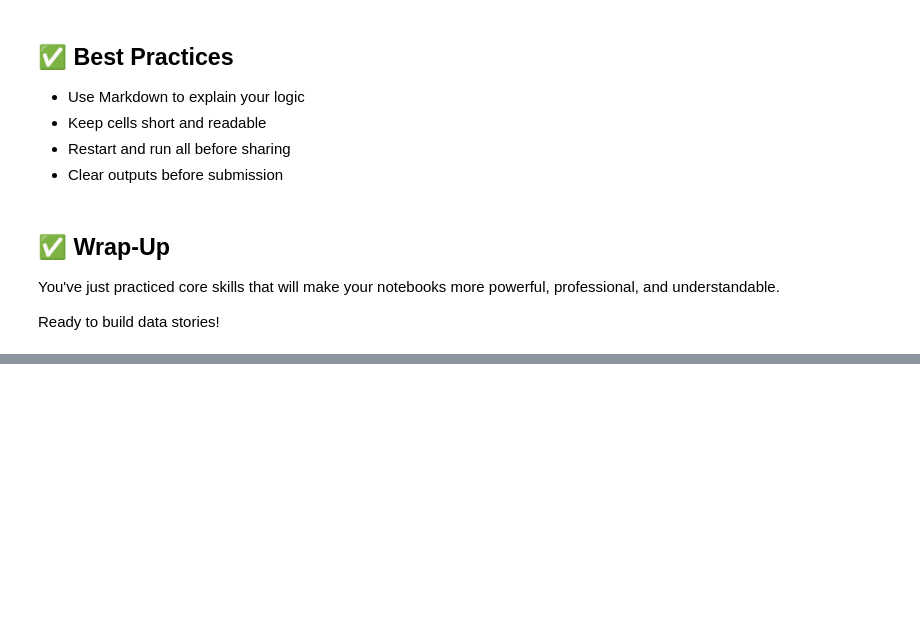
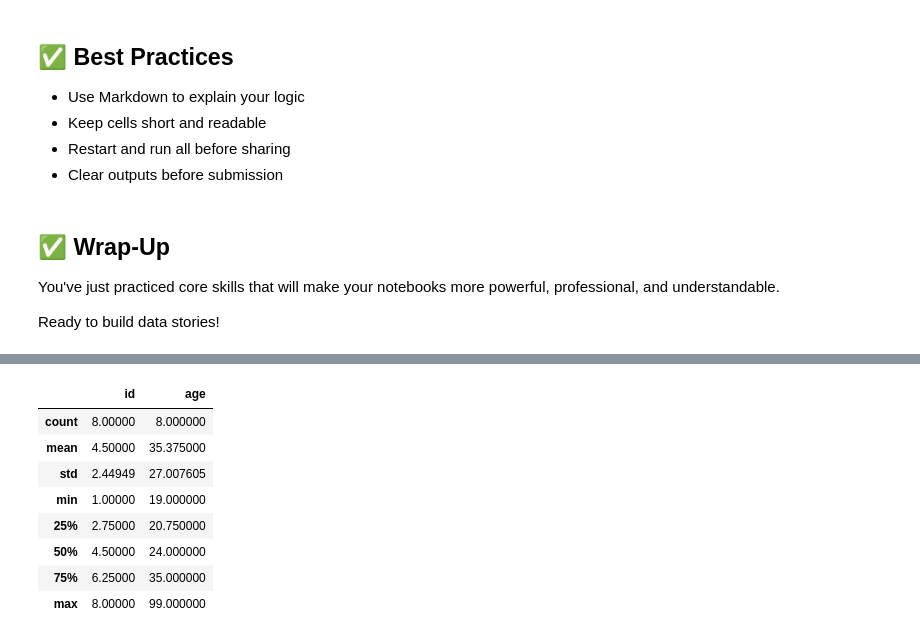
Before and after one commit to kandakurthiheymansh/10k, a Jupyter notebook: example-notebooks/03_jupyter_notebook_basics.ipynb, the cells around one changed output, grey strips where cells are left out. Cells and saved outputs as stored; diff of their text form; code cells hidden in the pictures; blank space fills up the shorter version.

```diff
--- a/example-notebooks/03_jupyter_notebook_basics.ipynb
+++ b/example-notebooks/03_jupyter_notebook_basics.ipynb
@@ -62,0 +123,13 @@ data ={'id':[1,2,3,4,5,6,7,8],
+# %%
+#discribing the dataframe
+df.describe()
+# %% [output]
+|  | id | age |
+| count | 8.00000 | 8.000000 |
+| mean | 4.50000 | 35.375000 |
+| std | 2.44949 | 27.007605 |
+| min | 1.00000 | 19.000000 |
+| 25% | 2.75000 | 20.750000 |
+| 50% | 4.50000 | 24.000000 |
+| 75% | 6.25000 | 35.000000 |
+| max | 8.00000 | 99.000000 |
```
Also changed, not shown: parts of 10 cells of this notebook.
